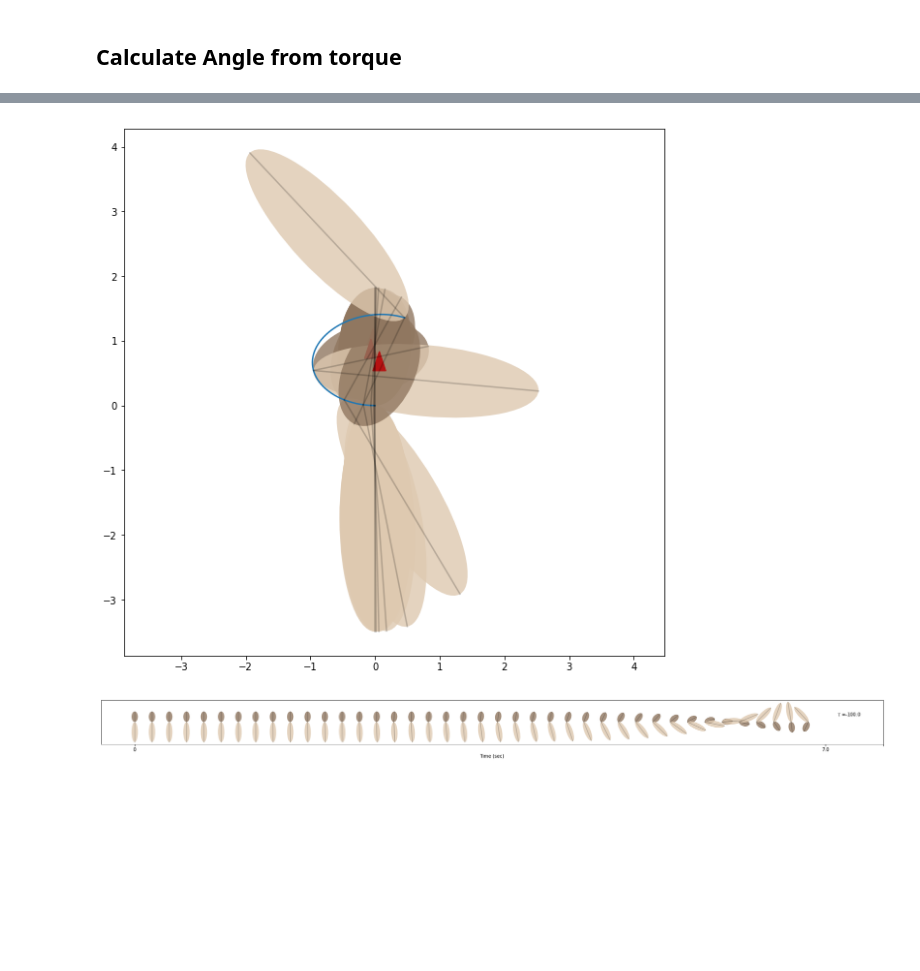
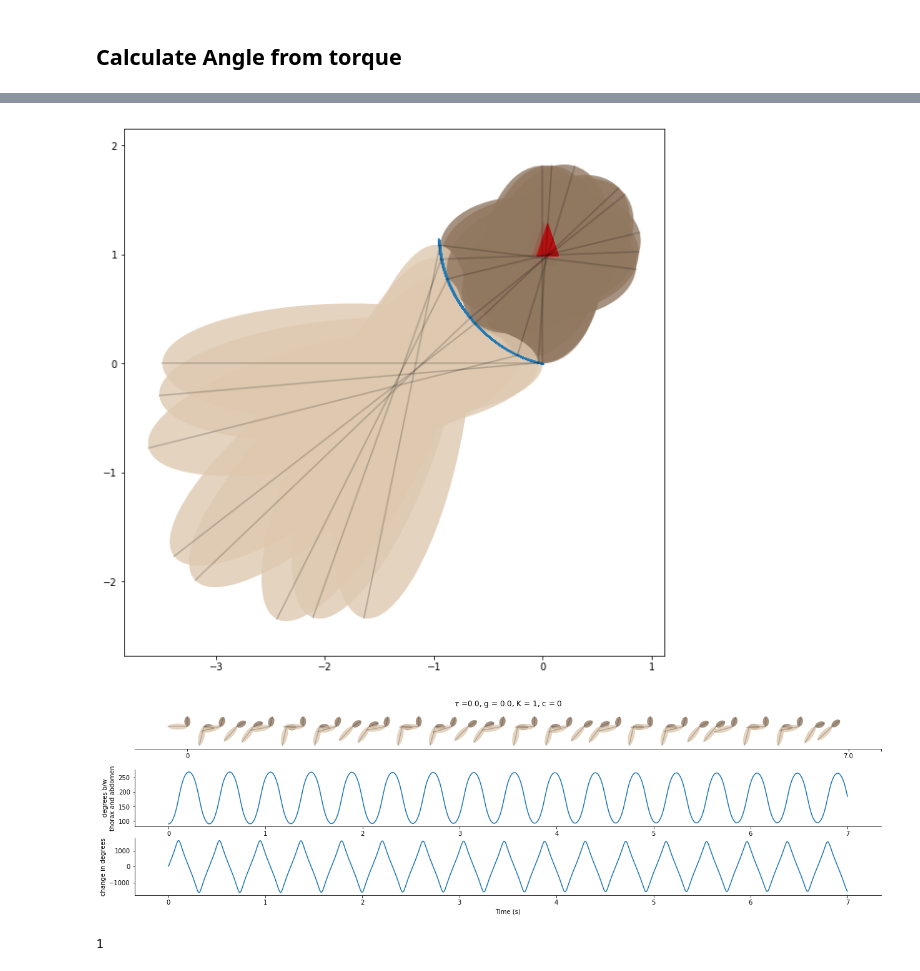
Before and after one commit to nifti-coe/ODE_Python, a Jupyter notebook: 002_RunSimulation_loop.ipynb, the cells around one changed output, grey strips where cells are left out. Drawn from its saved outputs; the diff is of its cells as text; code cells hidden in the pictures; blank space fills up the shorter version.

```diff
--- a/002_RunSimulation_loop.ipynb
+++ b/002_RunSimulation_loop.ipynb
@@ -89,7 +63,8 @@ ranges = np.array([[0, 0], [-1500, 1500], [0, 0], [-1500, 1500],
                   [0, 44300], [0, 2*np.pi], [-100000, 100000]])
 
 tic = time.time()
-t = np.linspace(0, 0.02, num = 100, endpoint = False) # time cut into 100 timesteps
+nstep = 10000
+t = np.linspace(0, 0.02, num = nstep, endpoint = False) # time cut into 100 timesteps
 nrun = 100  #number of trajectories.
 
 # initialize the matrix of 0's
@@ -106,7 +81,7 @@ state0 = np.random.uniform(ranges[:, 0], ranges[:, 1],
 # loop through all the runs
 for i in range(0,nrun):
     # run ODE
-    state = odeint(FlyTheBug, state0[i, :], t)
+    state = odeint(mpt.FlyTheBug, state0[i, :], t)
     x[i,:], xd[i,:] = state[:,0], state[:,1]
     y[i,:], yd[i, :] = state[:,2], state[:,3]
     theta[i,:], thetad[i, :] = state[:,4],state[:,5]
@@ -251,7 +199,7 @@ ax.plot(x[i, :],y[i, :], label = 'trajectory x vs y')
 
 
 # add body positions:
-for timestep in (np.linspace(0, 99, num = 8 )).astype(int):
+for timestep in (np.linspace(0, nstep - 1, num = 8 )).astype(int):
     center = np.array([x[i, timestep], y[i, timestep]])
     head = center + np.array(pol2cart(thoraxLen, theta[i, timestep]))
     abTip = center + np.array(pol2cart(abLen, phi[i, timestep]))
@@ -293,7 +241,7 @@ timestep = 0
 # theta = head angle
 # phi = abdomen angle
 thoraxLen = 0.908 * 2# cm
-abLen = 1.747 *2 #cm
+abLen = 1.7475 *2 #cm
 bodyWidth = 1.1
 
 
@@ -306,7 +254,7 @@ for i in np.random.randint(0, high = nrun, size = 3):
     ax.plot(x[i, :],y[i, :], label = 'trajectory x vs y')
 
     # add body positions:
-    for timestep in (np.linspace(0, 99, num = 8 )).astype(int):
+    for timestep in (np.linspace(0, nstep -1, num = 8 )).astype(int):
         center = np.array([x[i, timestep], y[i, timestep]])
         head = center + np.array(pol2cart(thoraxLen, theta[i, timestep]))
         abTip = center + np.array(pol2cart(abLen, phi[i, timestep]))
@@ -416,7 +394,7 @@ ax.plot(x[i, :],y[i, :], label = 'trajectory x vs y')
 
 
 # add body positions:
-for timestep in (np.linspace(0, nstep -1 , num = 8 )).astype(int):
+for timestep in (np.linspace(0, mpt.nstep -1 , num = 8 )).astype(int):
     center = np.array([x[i, timestep], y[i, timestep]])
     head = center + np.array(pol2cart(thoraxLen, theta[i, timestep]))
     abTip = center + np.array(pol2cart(abLen, phi[i, timestep]))
@@ -449,7 +427,7 @@ for timestep in (np.linspace(0, nstep -1 , num = 8 )).astype(int):
              dx = forceTip[0] - forceCenter[0],  dy =  forceTip[1] - forceCenter[1],
             head_width = 0.2, color = "#B61212")
 # %% [output]
-[figure, old version]
+[figure, new version]
 # %%
 # plot moth and force
 
@@ -469,43 +447,79 @@ if i >= (nrun - 1):
 i += 1
 # ax.plot(x[i, :],y[i, :], label = 'trajectory x vs y')
 
-fig, ax = plt.subplots( figsize = [30,10])
+fig = plt.subplots(figsize = np.array([30,8])/ 1.4)
+gs = gridspec.GridSpec(3, 1,height_ratios=[1,1,1])
+
+ax = plt.subplot(gs[0])
+ax1 = plt.subplot(gs[1])
+ax2 = plt.subplot(gs[2])
 ax.set_aspect('equal')
+ax.spines['right'].set_visible(False)
+ax.spines['top'].set_visible(False)
+ax.spines['left'].set_visible(False)
+
+
 
 ctr1 = 0
 for i in range(0, nrun):
 
     # add body positions:
     ctr = 0
-    for timestep in (np.linspace(0, nstep - 1, num = 40)).astype(int):
+    for timestep in (np.linspace(0, mpt.nstep - 1, num = 40)).astype(int):
         #center = np.array([x[i, timestep], y[i, timestep]])
         center = np.array([ctr,ctr1])
         ctr += 3
         head = center + np.array(pol2cart(thoraxLen, theta[i, timestep]))
         abTip = center + np.array(pol2cart(abLen, phi[i, timestep]))
 
         xx, yy = zip(*[center, head])
         xab,yab = zip(*[center, abTip])
 
         el = Ellipse(midpoint(center, head), width = thoraxLen, height = bodyWidth, facecolor='#907760', alpha=0.8, angle = math.degrees(theta[i, timestep]))
         el2 = Ellipse(midpoint(center, abTip), width = abLen, height = bodyWidth, facecolor='#DEC9B0', alpha=0.8, angle = math.degrees(phi[i, timestep]))
 
-        ax.add_artist(el)
-        ax.add_artist(el2)
+        if np.mod(ctr, 1) == 0:
+            ax.add_artist(el)
+            ax.add_artist(el2)
 
-        ax.plot(xx, yy, 'k', alpha = 0.2)
-        ax.plot(xab,yab, 'k', alpha = 0.2)
+            ax.plot(xx, yy, 'k', alpha = 0.2)
+            ax.plot(xab,yab, 'k', alpha = 0.2)
 
     #plt.annotate("tau = " + str(np.round(state0[i,10])), center + (5, 1))
-    plt.annotate(r'$\tau$ =' + str(np.round(state0[i,10], 5)), center + (5, 1))
-    plt.xlabel("Time (sec)")
-    plt.xticks([0, 120, 130],  [0, np.round(np.max(t)), ""])
-    plt.yticks([])
+    ax.set_title(r'$\tau$ =' + str(np.round(state0[i,10], 5))+ ", g = " + str(mpt.g) + ", K = " + str(mpt.springExponent) + ", c = " + str(mpt.c))
+    ax.set_xlabel("")
+    ax.set_xticks([0, 120, 126])
+    ax.set_xticklabels([0, np.round(np.max(mpt.t)), ""])
+
+    ax.set_ylim([-4,3])
+    ax.set_yticks([])
 
     ctr1 -= 8
 
-fig.savefig(os.path.join(figDir, "TauAndAngle.png"), dpi = 150)
+
+
+
+ax1.plot(mpt.t, [math.degrees(phi[i, jj] - theta[i, jj]) for jj in range(len(phi[i,:]))])
+#ax1.hlines(-0, xmin = 0, xmax = np.max(mpt.t))
+ax1.set_ylabel("degrees b/w\nthorax and abdomen")
+ax1.set_xlabel("")
+ax1.spines['right'].set_visible(False)
+ax1.spines['top'].set_visible(False)
+
+
+degs =  np.array([math.degrees(phi[i, jj] - theta[i, jj]) for jj in range(len(phi[i,:]))])
+ax2.plot(mpt.t[2:], np.diff(degs[1:]) * samplesPerSec)
+ax2.set_ylabel("change in degrees")
+ax2.set_xlabel("Time (s)")
+ax2.spines['top'].set_visible(False)
+ax2.spines['right'].set_visible(False)
+
+plt.savefig(os.path.join(mpt.figDir, "TauAndAngle3_noDamping.png"), dpi = 150)
 plt.show()
 # %% [output]
-[figure, old version]
+[figure, new version]
+# %%
+np.mod(10, 3)
+# %% [output]
+1
 # %%
```
Also changed, not shown: parts of 29 cells of this notebook, 1 other file.
